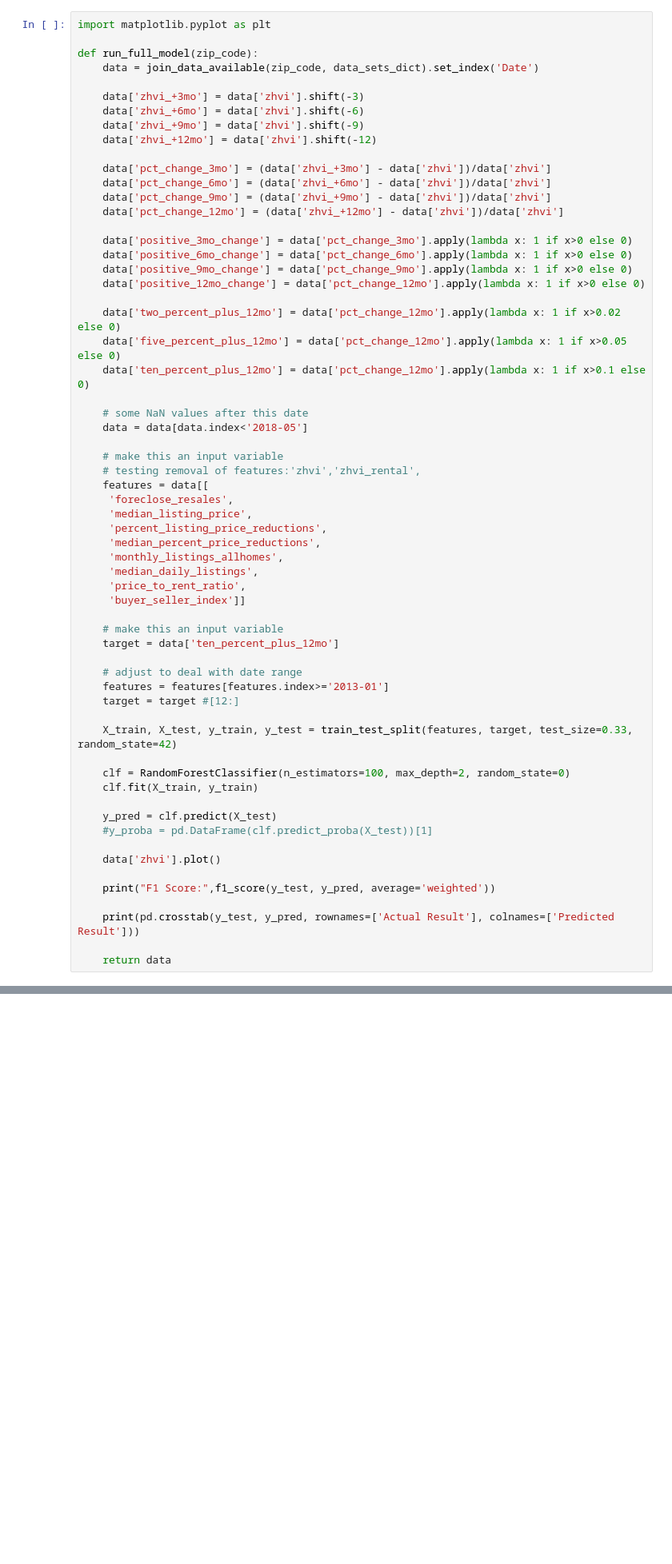
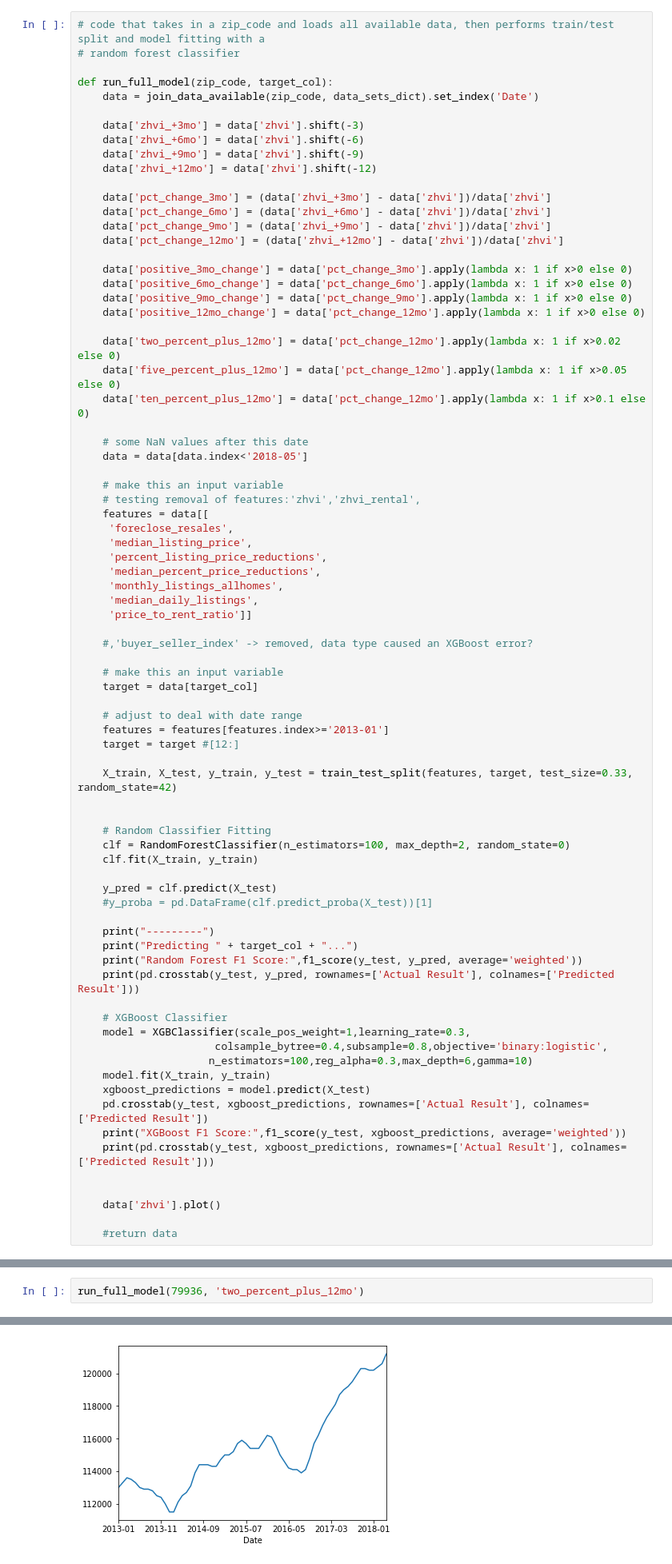
Before and after one commit to jtjones0304/zillow, a Jupyter notebook: Zillow Exploration.ipynb, the cells around one changed output, grey strips where cells are left out. Shown at 80% size. Saved outputs shown, nothing was run; the diff lists cells and outputs as text; blank space fills up the shorter version.

```diff
--- a/Zillow Exploration.ipynb
+++ b/Zillow Exploration.ipynb
@@ -204,7 +181,8 @@ See the caveats in the documentation: http://pandas.pydata.org/pandas-docs/stabl
 # %%
-import matplotlib.pyplot as plt
+# code that takes in a zip_code and loads all available data, then performs train/test split and model fitting with a
+# random forest classifier
 
-def run_full_model(zip_code):
+def run_full_model(zip_code, target_col):
     data = join_data_available(zip_code, data_sets_dict).set_index('Date')
 
     data['zhvi_+3mo'] = data['zhvi'].shift(-3)
@@ -238,11 +216,12 @@ def run_full_model(zip_code):
      'median_percent_price_reductions',
      'monthly_listings_allhomes',
      'median_daily_listings',
-     'price_to_rent_ratio',
-     'buyer_seller_index']]
+     'price_to_rent_ratio']]
+
+    #,'buyer_seller_index' -> removed, data type caused an XGBoost error?
 
     # make this an input variable
-    target = data['ten_percent_plus_12mo']
+    target = data[target_col]
 
     # adjust to deal with date range
     features = features[features.index>='2013-01']
@@ -250,16 +229,30 @@ def run_full_model(zip_code):
 
     X_train, X_test, y_train, y_test = train_test_split(features, target, test_size=0.33, random_state=42)
 
+
+    # Random Classifier Fitting
     clf = RandomForestClassifier(n_estimators=100, max_depth=2, random_state=0)
     clf.fit(X_train, y_train)
 
     y_pred = clf.predict(X_test)
     #y_proba = pd.DataFrame(clf.predict_proba(X_test))[1]
 
+    print("---------")
+    print("Predicting " + target_col + "...")
+    print("Random Forest F1 Score:",f1_score(y_test, y_pred, average='weighted'))
+    print(pd.crosstab(y_test, y_pred, rownames=['Actual Result'], colnames=['Predicted Result']))
+
+    # XGBoost Classifier
+    model = XGBClassifier(scale_pos_weight=1,learning_rate=0.3,
+                      colsample_bytree=0.4,subsample=0.8,objective='binary:logistic',
+                     n_estimators=100,reg_alpha=0.3,max_depth=6,gamma=10)
+    model.fit(X_train, y_train)
+    xgboost_predictions = model.predict(X_test)
+    pd.crosstab(y_test, xgboost_predictions, rownames=['Actual Result'], colnames=['Predicted Result'])
+    print("XGBoost F1 Score:",f1_score(y_test, xgboost_predictions, average='weighted'))
+    print(pd.crosstab(y_test, xgboost_predictions, rownames=['Actual Result'], colnames=['Predicted Result']))
+
+
     data['zhvi'].plot()
 
-    print("F1 Score:",f1_score(y_test, y_pred, average='weighted'))
-
-    print(pd.crosstab(y_test, y_pred, rownames=['Actual Result'], colnames=['Predicted Result']))
-
-    return data
+    #return data
@@ -281,0 +259,3 @@ df['buyer_seller_index']
+# %%
+run_full_model(79936, 'two_percent_plus_12mo')
+# %% [output]
@@ -281,0 +277 @@ df['buyer_seller_index']
+[figure, added]
```
Also changed, not shown: parts of 46 cells of this notebook.
